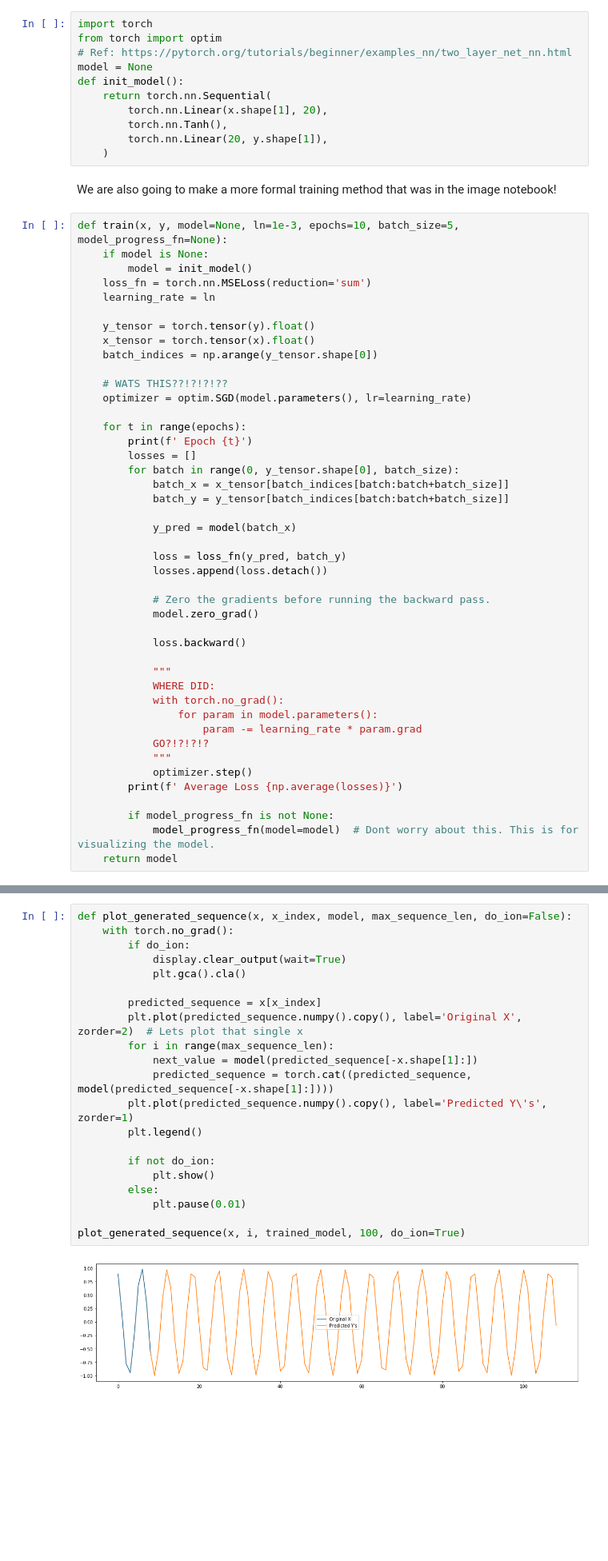
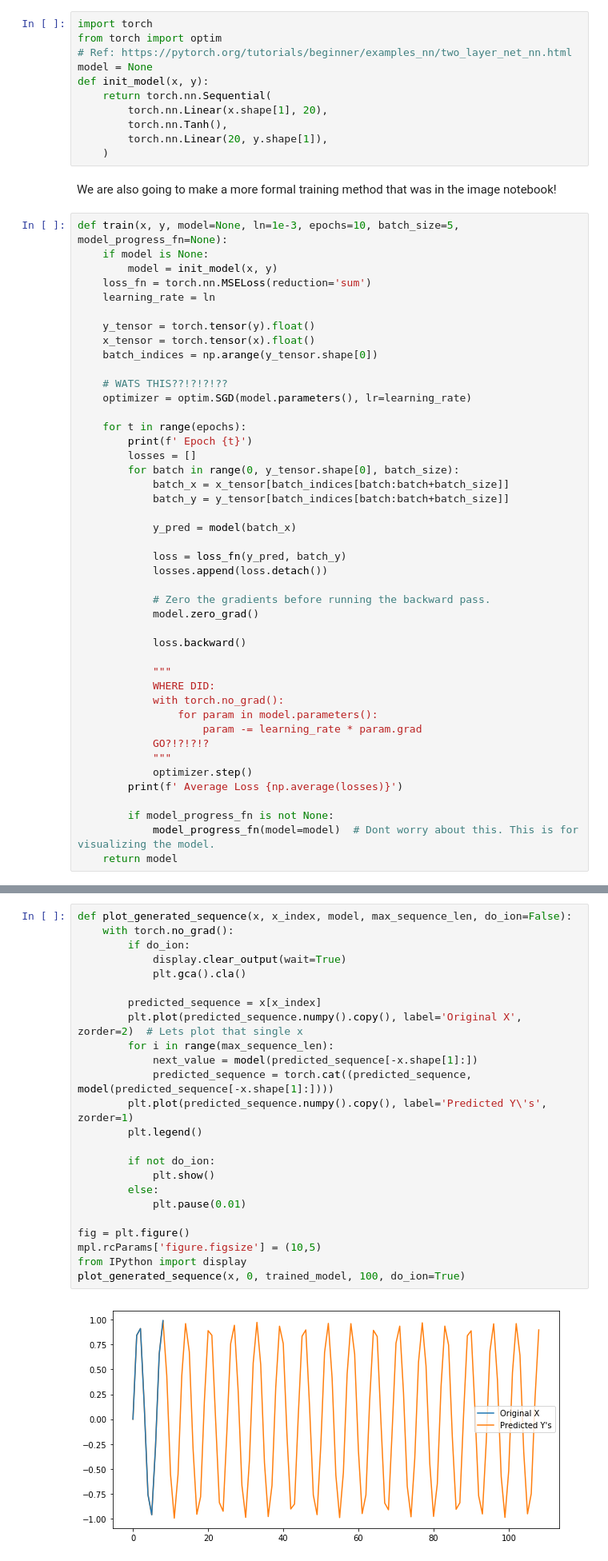
Before and after one commit to josiahls/PyTorchTensorflowForecastML, a Jupyter notebook: pytorch_tensorflow_forecast_ml/notebooks/pytorch_analysis.ipynb, the cells around one changed output, grey strips where cells are left out. Shown at 80% size. Cells and saved outputs as stored; diff of their text form; blank space fills up the shorter version.

```diff
--- a/pytorch_tensorflow_forecast_ml/notebooks/pytorch_analysis.ipynb
+++ b/pytorch_tensorflow_forecast_ml/notebooks/pytorch_analysis.ipynb
@@ -101,7 +100,7 @@ import torch
 from torch import optim
 # Ref: https://pytorch.org/tutorials/beginner/examples_nn/two_layer_net_nn.html
 model = None
-def init_model():
+def init_model(x, y):
     return torch.nn.Sequential(
         torch.nn.Linear(x.shape[1], 20),
         torch.nn.Tanh(),
@@ -112,7 +111,7 @@ We are also going to make a more formal training method that was in the image no
 # %%
 def train(x, y, model=None, ln=1e-3, epochs=10, batch_size=5, model_progress_fn=None):
     if model is None:
-        model = init_model()
+        model = init_model(x, y)
     loss_fn = torch.nn.MSELoss(reduction='sum')
     learning_rate = ln
 
@@ -182,26 +181,29 @@ Seems to be working. Lets do something cool, lets give it a sequence of 9 values
 # %%
 def plot_generated_sequence(x, x_index, model, max_sequence_len, do_ion=False):
     with torch.no_grad():
         if do_ion:
             display.clear_output(wait=True)
             plt.gca().cla()
 
         predicted_sequence = x[x_index]
         plt.plot(predicted_sequence.numpy().copy(), label='Original X', zorder=2)  # Lets plot that single x
         for i in range(max_sequence_len):
             next_value = model(predicted_sequence[-x.shape[1]:])
             predicted_sequence = torch.cat((predicted_sequence, model(predicted_sequence[-x.shape[1]:])))
         plt.plot(predicted_sequence.numpy().copy(), label='Predicted Y\'s', zorder=1)
         plt.legend()
 
         if not do_ion:
             plt.show()
         else:
             plt.pause(0.01)
 
-plot_generated_sequence(x, i, trained_model, 100, do_ion=True)
+fig = plt.figure()
+mpl.rcParams['figure.figsize'] = (10,5)
+from IPython import display
+plot_generated_sequence(x, 0, trained_model, 100, do_ion=True)
 # %% [output]
-[figure, old version]
+[figure, new version]
 # %% [markdown]
 WOW!! Our neural net is now knows how to act like a sine function! If you changed the sine function to a tanh, or cosine function, it could learn how to do those also!
 # %%
```
Also changed, not shown: parts of 13 cells of this notebook, 1 other file.
